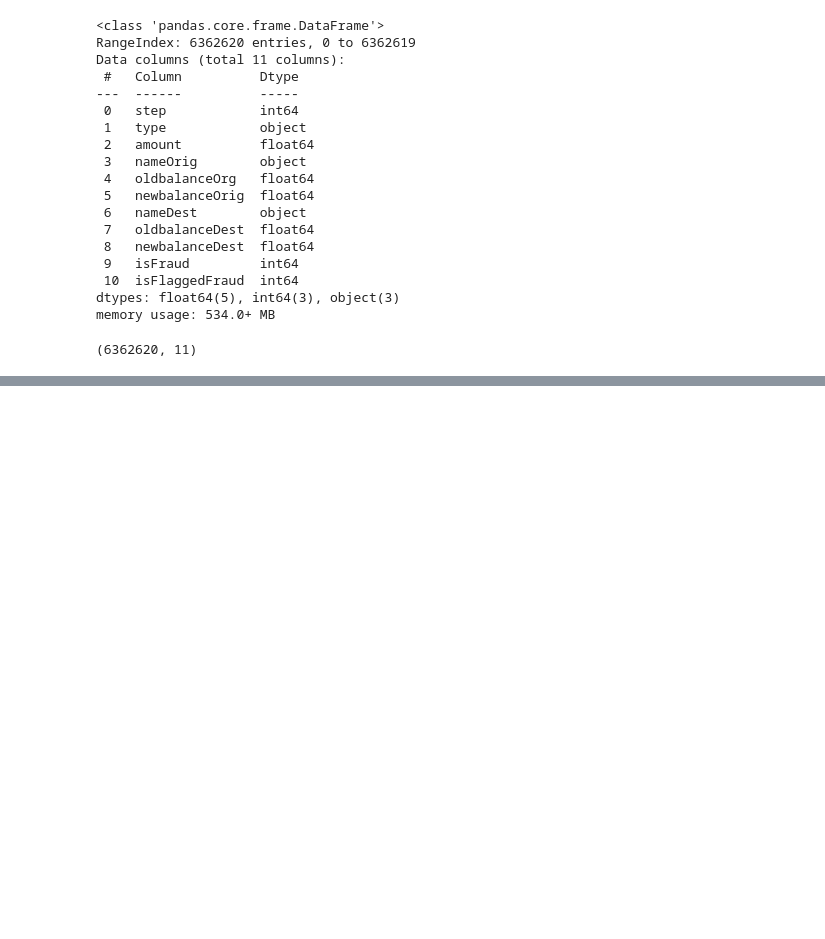
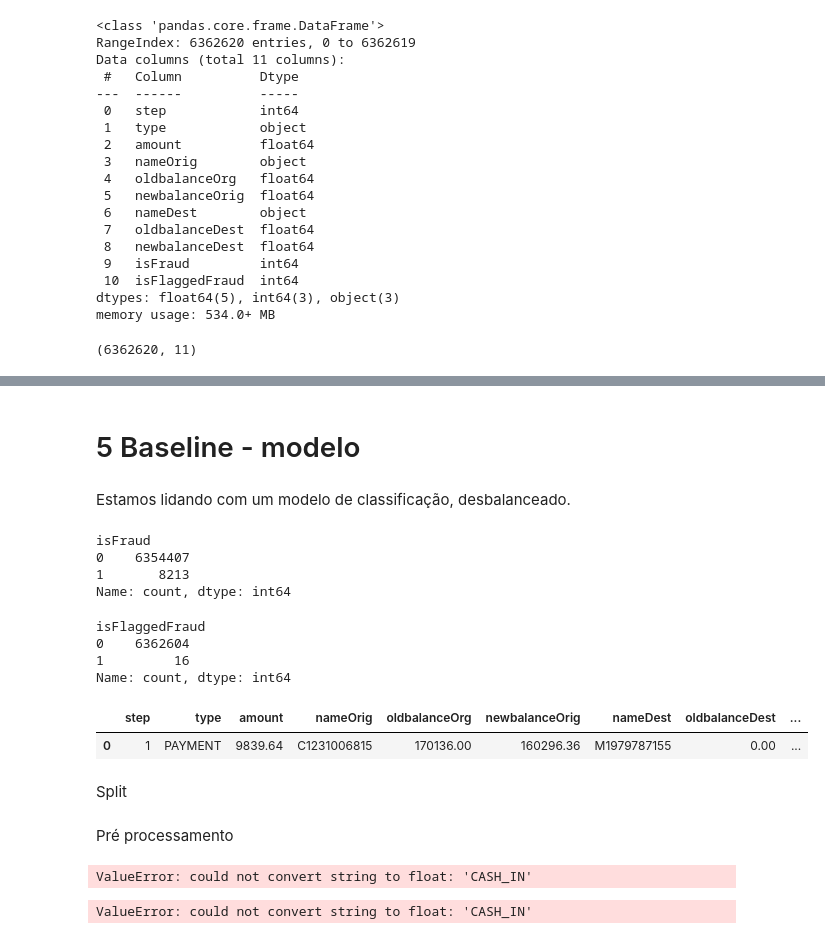
Before and after one commit to WesleyFRSantos/antifraude, a Jupyter notebook: notebooks/0.1.0-eda.ipynb, the cells around one changed output, grey strips where cells are left out. Cells and saved outputs as stored; diff of their text form; code cells hidden in the pictures; blank space fills up the shorter version.

```diff
--- a/notebooks/0.1.0-eda.ipynb
+++ b/notebooks/0.1.0-eda.ipynb
@@ -107,0 +288,25 @@ df['Time'].hist(bins=100);
+# %% [markdown]
+# 5 Baseline - modelo
+# %% [markdown]
+Estamos lidando com um modelo de classificação, desbalanceado.
+# %%
+df['isFraud'].value_counts()
+# %% [output]
+isFraud
+0    6354407
+1       8213
+Name: count, dtype: int64
+# %%
+df['isFlaggedFraud'].value_counts()
+# %% [output]
+isFlaggedFraud
+0    6362604
+1         16
+Name: count, dtype: int64
+# %%
+df.head(1)
+# %% [output]
+|  | step | type | amount | nameOrig | oldbalanceOrg | newbalanceOrig | nameDest | oldbalanceDest | ... |
+| 0 | 1 | PAYMENT | 9839.64 | C1231006815 | 170136.00 | 160296.36 | M1979787155 | 0.00 | ... |
+# %% [markdown]
+Split
@@ -107,0 +317,16 @@ df['Time'].hist(bins=100);
+# %% [markdown]
+Pré processamento
+# %%
+model = LogisticRegression(max_iter=1000)
+model.fit(X_train, y_train)
+y_pred = model.predict(X_test)
+print(classification_report(y_test, y_pred))
+# %% [output]
+ValueError: could not convert string to float: 'CASH_IN'
+# %%
+model = DecisionTreeClassifier(random_state=42)
+model.fit(X_train, y_train)
+y_pred = model.predict(X_test)
+print(classification_report(y_test, y_pred))
+# %% [output]
+ValueError: could not convert string to float: 'CASH_IN'
```
Also changed, not shown: parts of 25 cells of this notebook, 1 other file.
